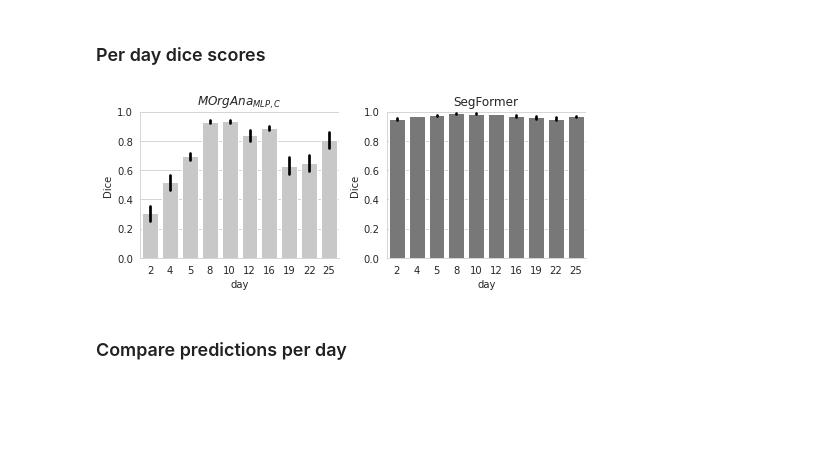
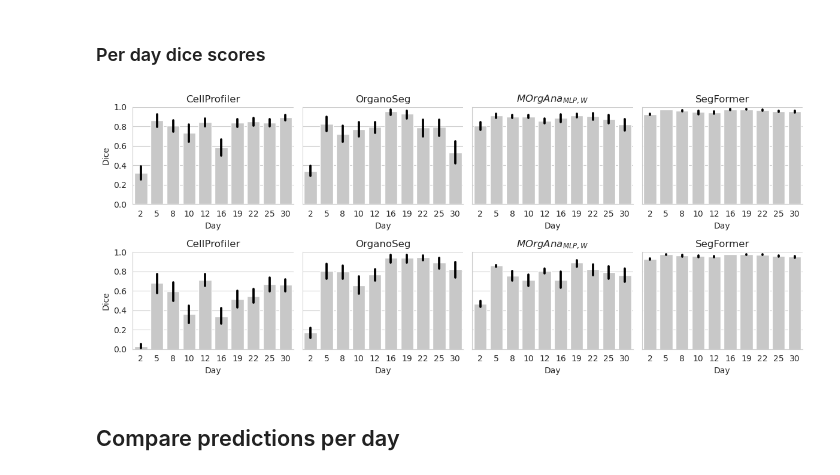
Before and after one commit to deiluca/robust_monitoring_organoid_growth, a Jupyter notebook: data_analysis.ipynb, the cells around one changed output. Cells and saved outputs as stored; diff of their text form; code cells hidden in the pictures; blank space fills up the shorter version.

```diff
--- a/data_analysis.ipynb
+++ b/data_analysis.ipynb
@@ -96,3 +67,19 @@ df = df.sort_values(['day', 'clone']).reset_index(drop=True)
 # %%
+def get_fileending(lab):
+    fileending = '.jpg' if lab == 'LabA' else '.tif'
+    return fileending
+
+df = pd.read_csv('data/dataset_overview.csv')
+
+img_dir = 'data/imgs'
+label_dir = 'data/labels'
+
+x5_ratio_labA = (500/158)**2 # 500 mikrometer are 158 px for magnification 5x -> **2 to adjust for area
+x5_ratio_labB = (500/167)**2 # 1
+px_mikrometer_ratio = pd.DataFrame.from_dict({'Imaging':['LabA', 'LabB'], 'px_mikrometer_ratio':[x5_ratio_labA, x5_ratio_labB]})
+df = df.merge(px_mikrometer_ratio, on='Imaging')
+
+df['img'] = df.apply(lambda row: opj(img_dir, row['img_id'] + get_fileending(row['Imaging'])), axis=1)
+df['mask'] = df['img_id'].apply(lambda x: opj(label_dir, f'{x}.npy'))
 df
 # %% [output]
@@ -211,24 +256,32 @@ dtype: float64
 # %% [markdown]
 ### Per day dice scores
 # %%
-cols = ['pred_SegFormer_dice', 'pred_MOrgAna_MLP_C_dice'][::-1]
-y_labels = ['Dice SegFormer', 'Dice MOrgAna'][::-1]
-palette = ['#C8C8C8', '#787878']
+cols = ['pred_CellProfiler_dice', 'pred_OrganoSeg_dice', 'pred_MOrgAna_MLP_W_dice', 'pred_SegFormer_dice']
+palette = ['#C8C8C8']*4
 
-fig, axs = plt.subplots(1, len(cols), figsize=(7, 3))
+fig, axs = plt.subplots(2, len(cols), figsize=(12, 5), sharey=True)
 palette2 = palette[:1] + palette[-1:]
-for i, col in enumerate(cols):
-    ax = sns.barplot(data=df_pred, x='day', y=col, orient='v', ax=axs[i], color=palette[i], errcolor='black')
-    axs[i].set_ylabel('Dice')
-#     _ = ax.bar_label(ax.containers[0], fmt='%0.3f')
-    axs[i].set_ylim((0.0, 1.0))
-axs[0].set_title(r'$MOrgAna_{MLP, C}$')
-axs[1].set_title('SegFormer')
+for ilab, lab in enumerate(['LabA', 'LabB']):
+    for i, col in enumerate(cols):
+        ax = sns.barplot(data=df_pred[df_pred['Imaging']==lab], x='Day', y=col, orient='v', ax=axs[ilab, i], color=palette[i], errcolor='black')#, errorbar = ('ci', 95))
+        # axs[i].set_ylabel('Dice')
+    #     _ = ax.bar_label(ax.containers[0], fmt='%0.3f')
+        axs[ilab, i].set_ylim((0.0, 1.0))
+        axs[ilab, 0].set_title('CellProfiler')
+        axs[ilab, 1].set_title('OrganoSeg')
+        axs[ilab, 2].set_title(r'$MOrgAna_{MLP, W}$')
+        axs[ilab, 3].set_title('SegFormer')
+        axs[ilab, 0].set_ylabel('Dice')
+        axs[ilab, 1].set_ylabel('')
+        axs[ilab, 2].set_ylabel('')
+        axs[ilab, 3].set_ylabel('')
+# axs[2].set_ylabel('')
+# axs[3].set_ylabel('')
 sns.despine()
 plt.tight_layout()
-plt.savefig('plots/dice_scores_per_day_segformer_vs_morgana.png', dpi=300)
+plt.savefig('plots/dice_scores_per_day.svg')
 # %% [output]
-[figure, old version]
+[figure, new version]
 # %% [markdown]
-### Compare predictions per day
+## Compare predictions per day
 # %%
```
Also changed, not shown: parts of 33 cells of this notebook, 17 other files.
